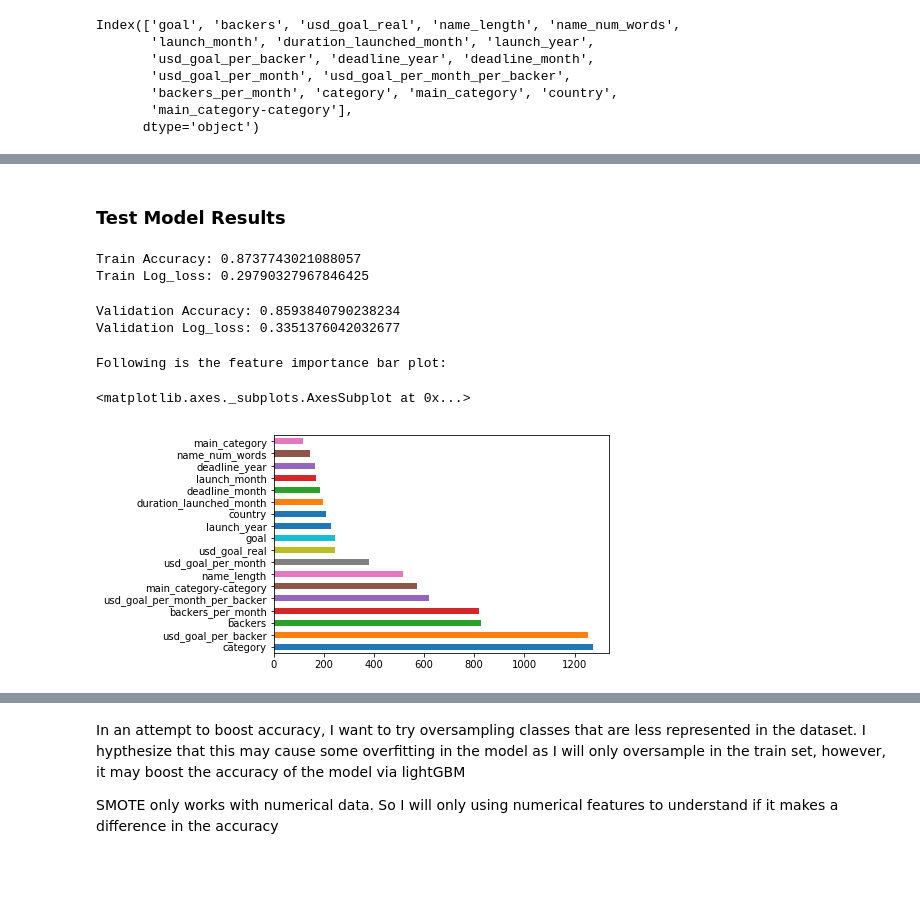
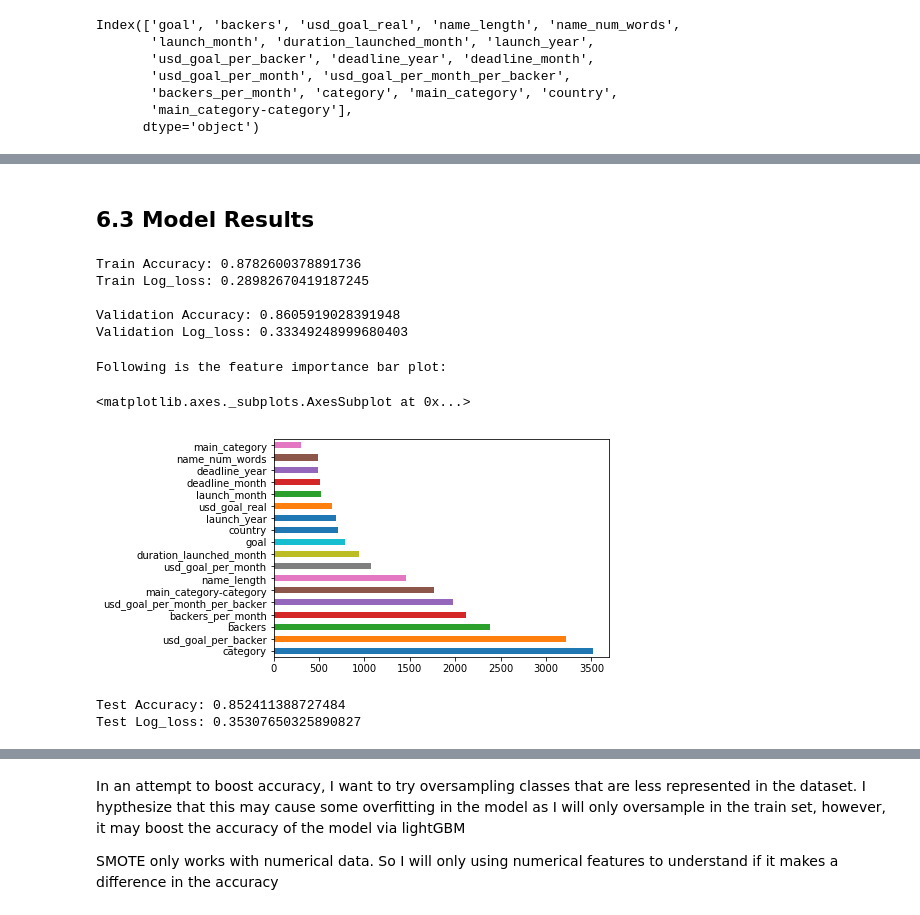
Before and after one commit to j2colaco/nu_ds_challenge, a Jupyter notebook: kickstarter_codebase.ipynb, the cells around one changed output, grey strips where cells are left out. Cells and saved outputs as stored; diff of their text form; code cells hidden in the pictures; blank space fills up the shorter version.

```diff
--- a/kickstarter_codebase.ipynb
+++ b/kickstarter_codebase.ipynb
@@ -804,28 +839,32 @@ LGBMClassifier(boosting_type='gbdt', class_weight=None, colsample_bytree=1.0,
 # %% [markdown]
-### Test Model Results
+## 6.3 Model Results
+# %%
+print("Train Accuracy:",model_eval[0])
+print("Train Log_loss:",model_eval[1])
+print()
+print("Validation Accuracy:",model_eval[2])
+print("Validation Log_loss:",model_eval[3])
+# %% [output]
+Train Accuracy: 0.8782600378891736
+Train Log_loss: 0.28982670419187245
+
+Validation Accuracy: 0.8605919028391948
+Validation Log_loss: 0.33349248999680403
+# %%
+print('Following is the feature importance bar plot:')
+(pd.Series(result_model.feature_importances_, index=X_lgbm.columns)
+   .nlargest(40)
+   .plot(kind='barh'))
+# %% [output]
+Following is the feature importance bar plot:
+<matplotlib.axes._subplots.AxesSubplot at 0x...>
+[figure, added]
 # %%
-y_train_pred = lgb_model.predict(X_train, num_iteration=lgb_model.best_iteration_)
-y_train_pred_proba = lgb_model.predict_proba(X_train, num_iteration=lgb_model.best_iteration_)
-print("Train Accuracy:",metrics.accuracy_score(y_train, y_train_pred))
-print("Train Log_loss:",metrics.log_loss(y_train, y_train_pred_proba))
+y_pred = result_model.predict(X_test, num_iteration=result_model.best_iteration_)
+y_pred_proba = result_model.predict_proba(X_test, num_iteration=result_model.best_iteration_)
+print("Test Accuracy:",metrics.accuracy_score(y_test, y_pred))
+print("Test Log_loss:",metrics.log_loss(y_test, y_pred_proba))
 # %% [output]
-Train Accuracy: 0.8737743021088057
-Train Log_loss: 0.29790327967846425
+Test Accuracy: 0.852411388727484
+Test Log_loss: 0.35307650325890827
-# %%
-y_pred = lgb_model.predict(X_validate, num_iteration=lgb_model.best_iteration_)
-y_pred_proba = lgb_model.predict_proba(X_validate, num_iteration=lgb_model.best_iteration_)
-print("Validation Accuracy:",metrics.accuracy_score(y_validate, y_pred))
-print("Validation Log_loss:",metrics.log_loss(y_validate, y_pred_proba))
-# %% [output]
-Validation Accuracy: 0.8593840790238234
-Validation Log_loss: 0.3351376042032677
-# %%
-print('Following is the feature importance bar plot:')
-(pd.Series(lgb_model.feature_importances_, index=X_lgbm.columns)
-   .nlargest(40)
-   .plot(kind='barh'))
-# %% [output]
-Following is the feature importance bar plot:
-<matplotlib.axes._subplots.AxesSubplot at 0x...>
-[figure, removed]
 # %%
```
Also changed, not shown: parts of 89 cells of this notebook.
